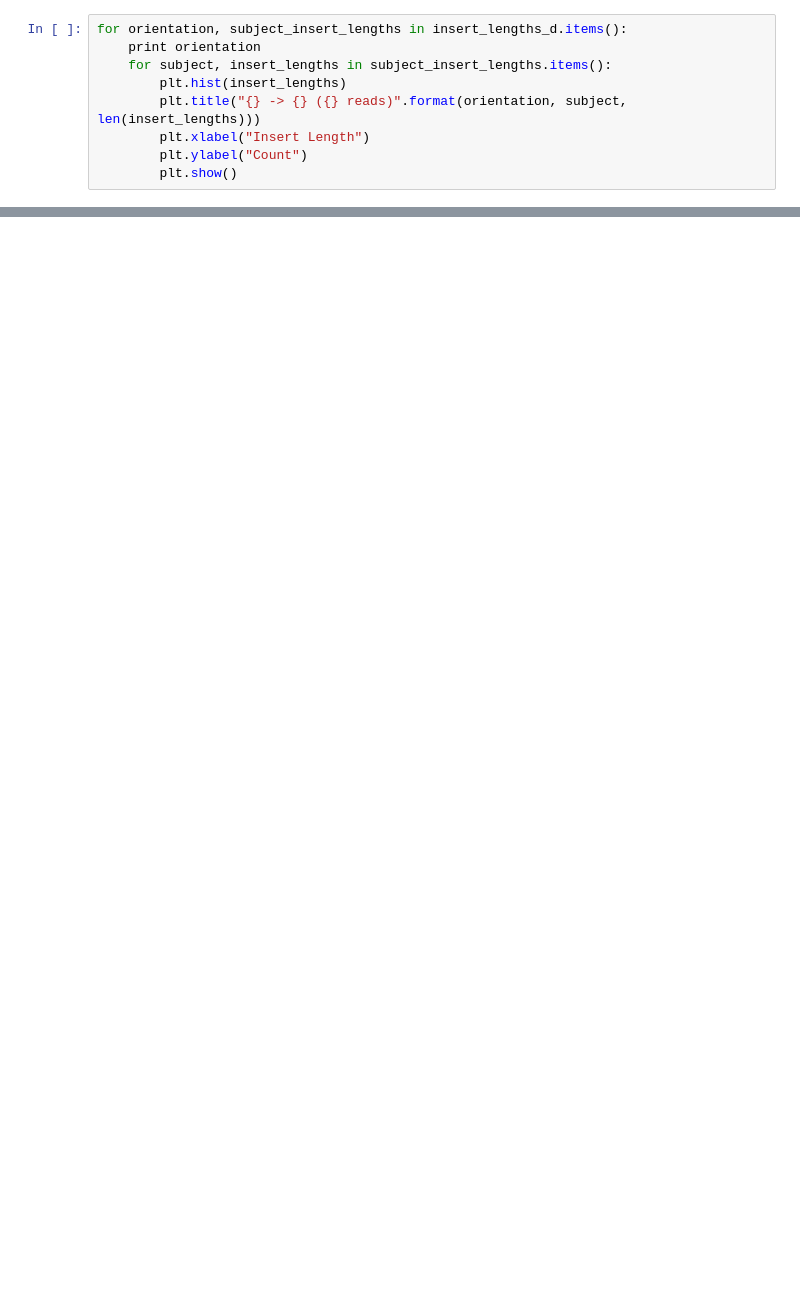
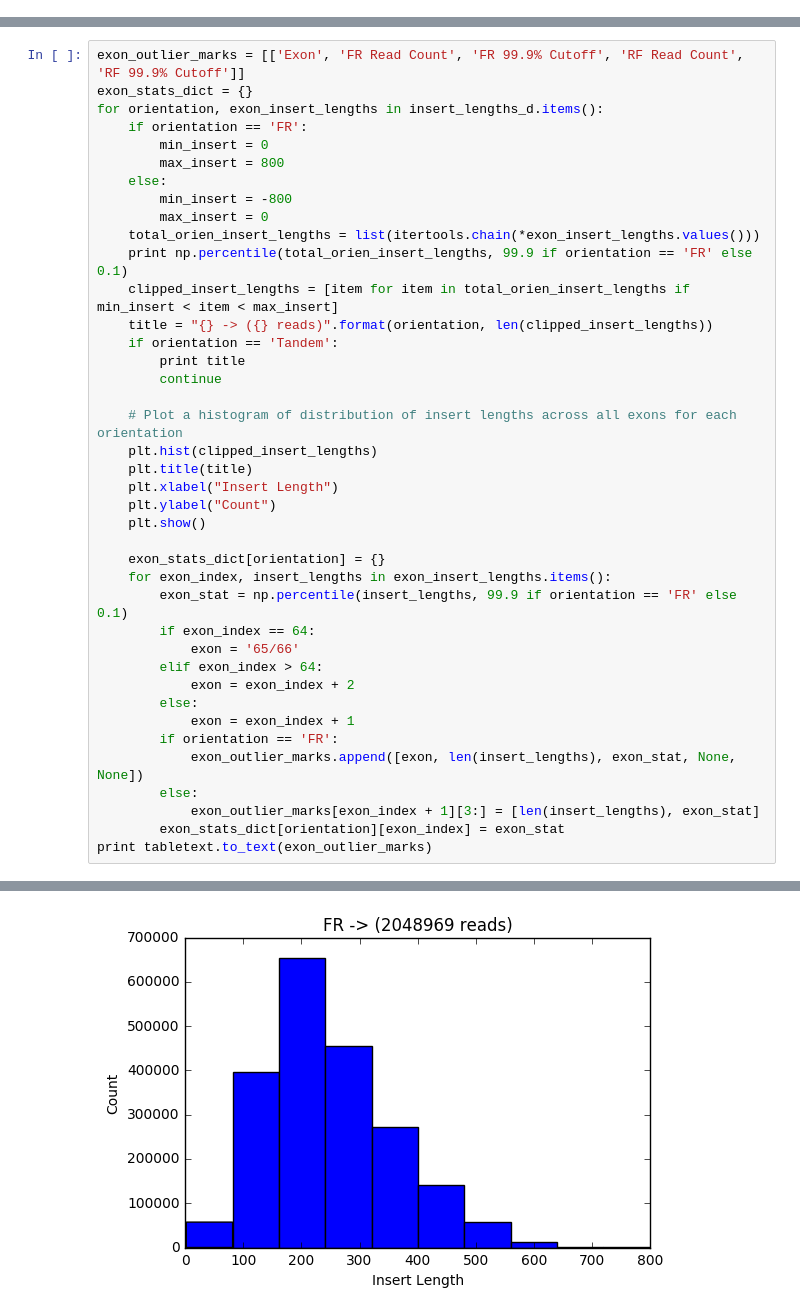
Before and after one commit to vkozareva/geneCNV, a Jupyter notebook: notebooks/paired_end_mapping.ipynb, the cells around one changed output, grey strips where cells are left out. Saved outputs shown, nothing was run; the diff lists cells and outputs as text; blank space fills up the shorter version.

```diff
--- a/notebooks/paired_end_mapping.ipynb
+++ b/notebooks/paired_end_mapping.ipynb
@@ -44,9 +71,0 @@ for file_path in glob.glob(os.path.join(bam_files_folder, '*.bam')):
-# %%
-for orientation, subject_insert_lengths in insert_lengths_d.items():
-    print orientation
-    for subject, insert_lengths in subject_insert_lengths.items():
-        plt.hist(insert_lengths)
-        plt.title("{} -> {} ({} reads)".format(orientation, subject, len(insert_lengths)))
-        plt.xlabel("Insert Length")
-        plt.ylabel("Count")
-        plt.show()
@@ -65,0 +86,41 @@ RF
+# %%
+exon_outlier_marks = [['Exon', 'FR Read Count', 'FR 99.9% Cutoff', 'RF Read Count', 'RF 99.9% Cutoff']]
+exon_stats_dict = {}
+for orientation, exon_insert_lengths in insert_lengths_d.items():
+    if orientation == 'FR':
+        min_insert = 0
+        max_insert = 800
+    else:
+        min_insert = -800
+        max_insert = 0
+    total_orien_insert_lengths = list(itertools.chain(*exon_insert_lengths.values()))
+    print np.percentile(total_orien_insert_lengths, 99.9 if orientation == 'FR' else 0.1)
+    clipped_insert_lengths = [item for item in total_orien_insert_lengths if min_insert < item < max_insert]
+    title = "{} -> ({} reads)".format(orientation, len(clipped_insert_lengths))
+    if orientation == 'Tandem':
+        print title
+        continue
+
+    # Plot a histogram of distribution of insert lengths across all exons for each orientation
+    plt.hist(clipped_insert_lengths)
+    plt.title(title)
+    plt.xlabel("Insert Length")
+    plt.ylabel("Count")
+    plt.show()
+
+    exon_stats_dict[orientation] = {}
+    for exon_index, insert_lengths in exon_insert_lengths.items():
+        exon_stat = np.percentile(insert_lengths, 99.9 if orientation == 'FR' else 0.1)
+        if exon_index == 64:
+            exon = '65/66'
+        elif exon_index > 64:
+            exon = exon_index + 2
+        else:
+            exon = exon_index + 1
+        if orientation == 'FR':
+            exon_outlier_marks.append([exon, len(insert_lengths), exon_stat, None, None])
+        else:
+            exon_outlier_marks[exon_index + 1][3:] = [len(insert_lengths), exon_stat]
+        exon_stats_dict[orientation][exon_index] = exon_stat
+print tabletext.to_text(exon_outlier_marks)
+# %% [output]
@@ -65,0 +128 @@ RF
+[figure, added]
```
Also changed, not shown: parts of 7 cells of this notebook.
